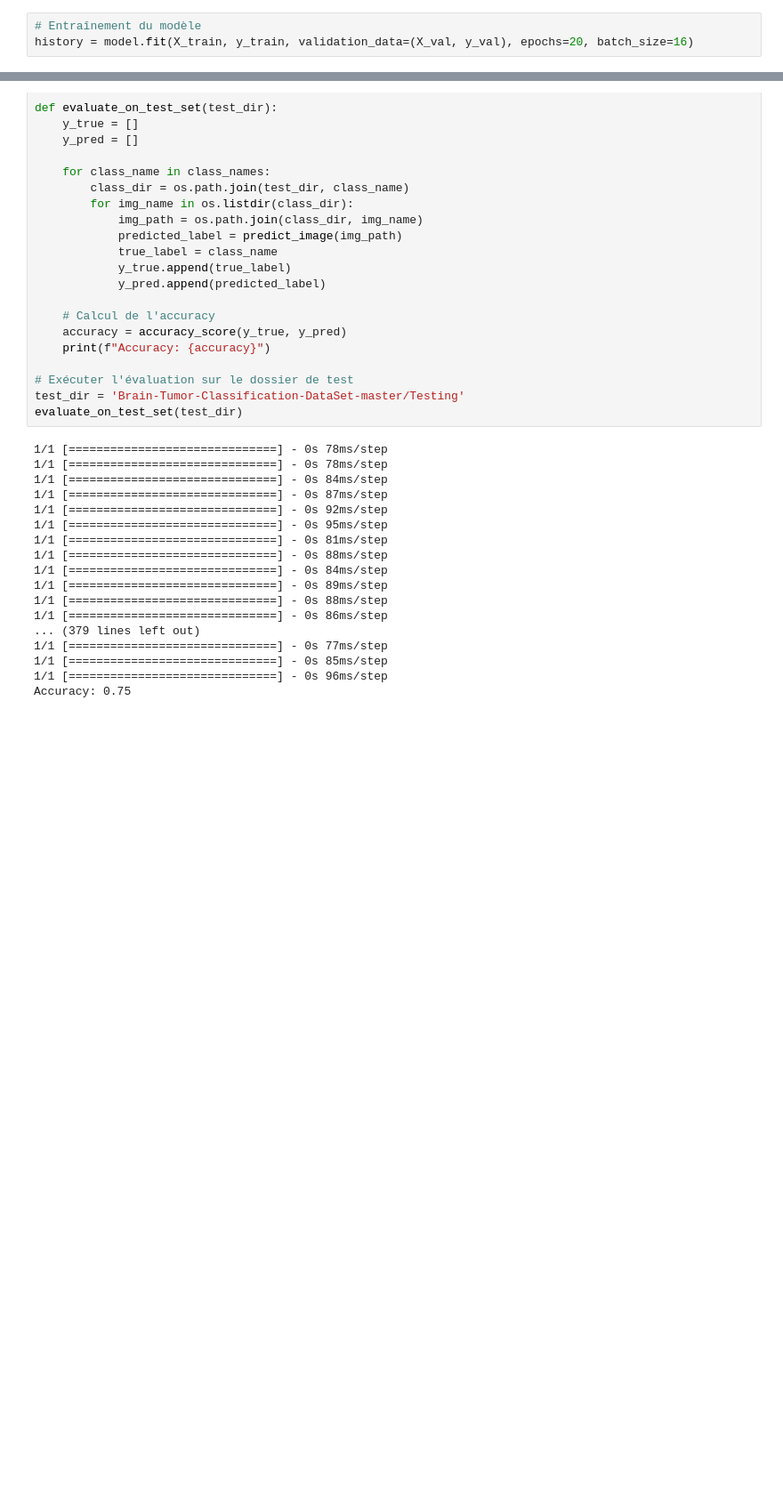
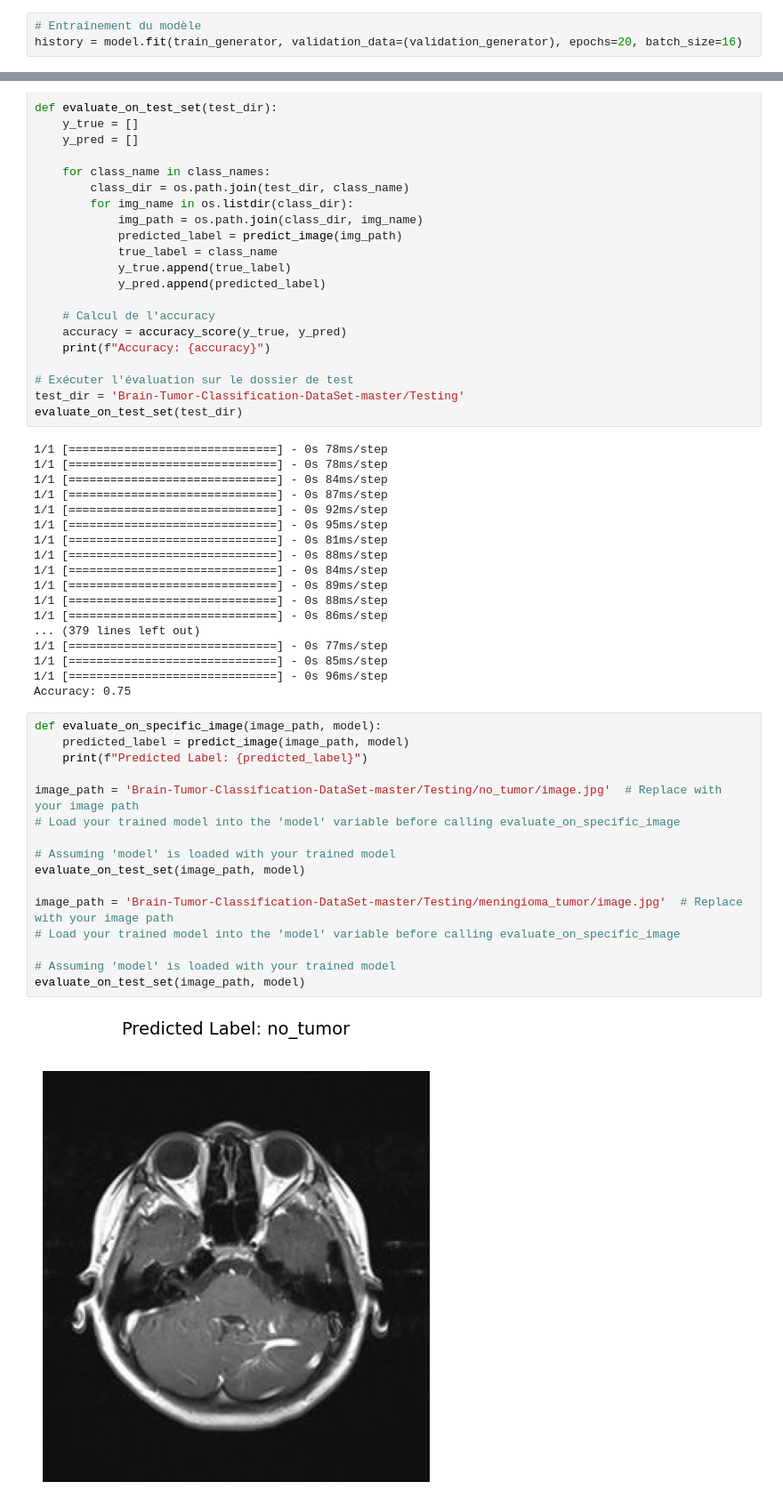
Before and after one commit to ZulieD/Analyse_image, a Jupyter notebook: TP_Analyse_Images_Daniel_Gattino.ipynb, the cells around one changed output, grey strips where cells are left out. Shown at 89% size. Cells and saved outputs as stored; diff of their text form; blank space fills up the shorter version.

```diff
--- a/TP_Analyse_Images_Daniel_Gattino.ipynb
+++ b/TP_Analyse_Images_Daniel_Gattino.ipynb
@@ -131,7 +131,7 @@ ________________________________________________________________________________
 #### Training
 # %%
 # Entraînement du modèle
-history = model.fit(X_train, y_train, validation_data=(X_val, y_val), epochs=20, batch_size=16)
+history = model.fit(train_generator, validation_data=(validation_generator), epochs=20, batch_size=16)
 # %% [output]
 Epoch 1/20
 144/144 [==============================] - 1106s 8s/step - loss: 0.4485 - accuracy: 0.8583 - val_loss: 0.3648 - val_accuracy: 0.8780
@@ -242,3 +242,21 @@ evaluate_on_test_set(test_dir)
 1/1 [==============================] - 0s 85ms/step
 1/1 [==============================] - 0s 96ms/step
 Accuracy: 0.75
+# %%
+def evaluate_on_specific_image(image_path, model):
+    predicted_label = predict_image(image_path, model)
+    print(f"Predicted Label: {predicted_label}")
+
+image_path = 'Brain-Tumor-Classification-DataSet-master/Testing/no_tumor/image.jpg'  # Replace with your image path
+# Load your trained model into the 'model' variable before calling evaluate_on_specific_image
+
+# Assuming 'model' is loaded with your trained model
+evaluate_on_test_set(image_path, model)
+
+image_path = 'Brain-Tumor-Classification-DataSet-master/Testing/meningioma_tumor/image.jpg'  # Replace with your image path
+# Load your trained model into the 'model' variable before calling evaluate_on_specific_image
+
+# Assuming 'model' is loaded with your trained model
+evaluate_on_test_set(image_path, model)
+# %% [output]
+[figure, added]
```
Also changed, not shown: parts of 1 cell of this notebook.
